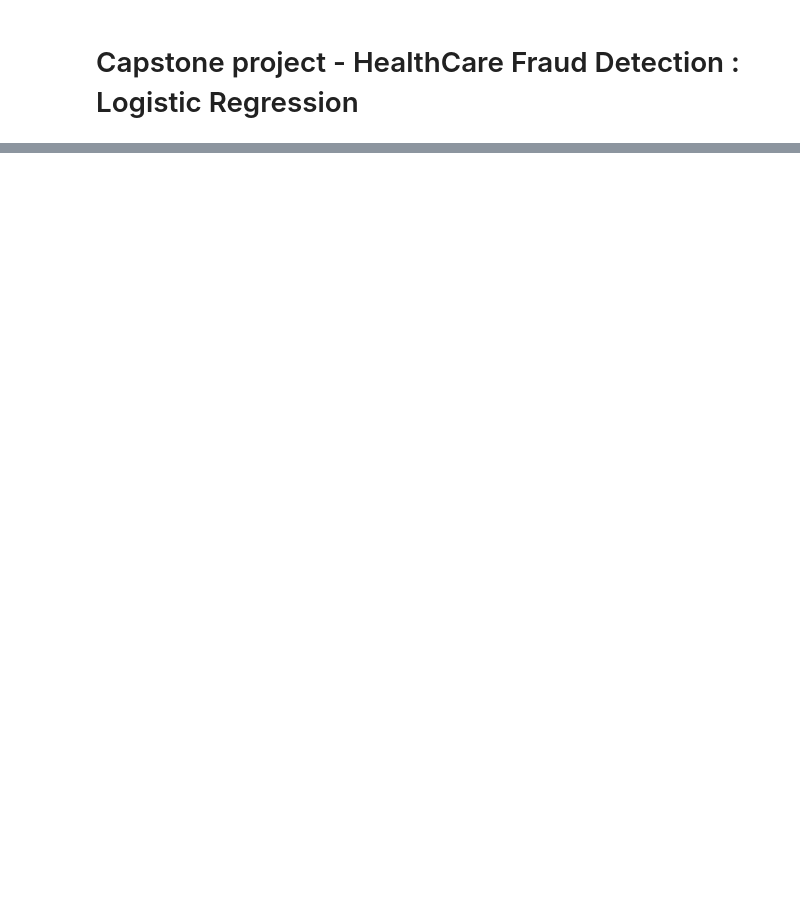
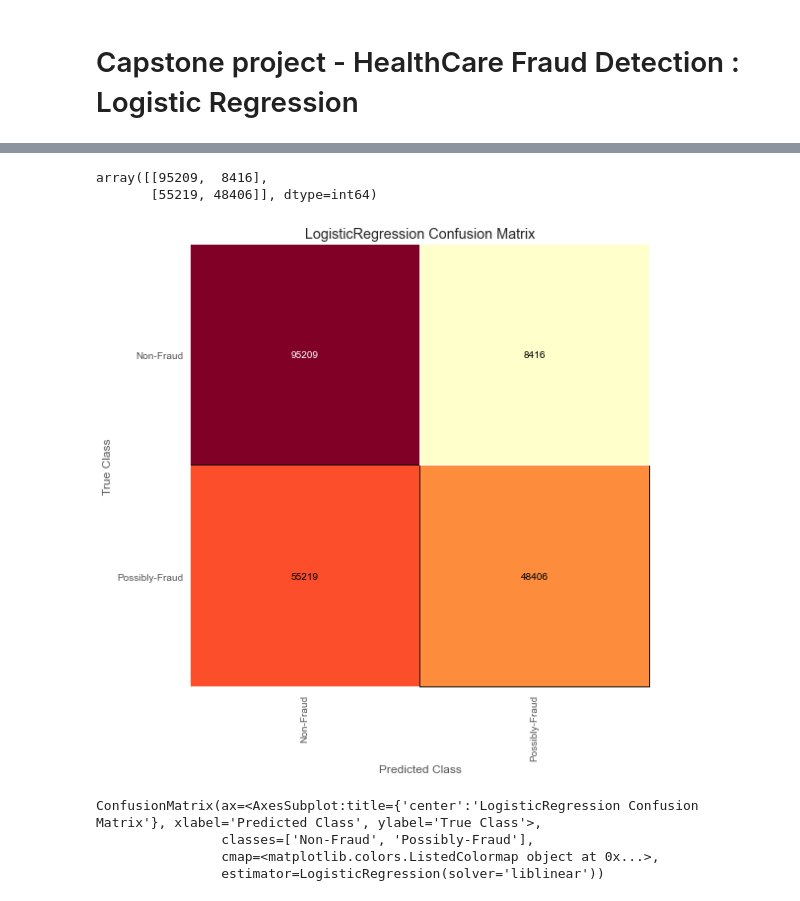
Before and after one commit to suhitasva/Capstone_Project, a Jupyter notebook: LGR_models.ipynb, the cells around one changed output, grey strips where cells are left out. Drawn from its saved outputs; the diff is of its cells as text; code cells hidden in the pictures; blank space fills up the shorter version.

```diff
--- a/LGR_models.ipynb
+++ b/LGR_models.ipynb
@@ -30,0 +280,16 @@ test_df.head(5)
+# %%
+# Dropping some additional features to evaluate performance
+
+trainX_SM = trainX_SM.drop(['NoOfMonths_PartACov', 'NoOfMonths_PartBCov','ChronicCond_Alzheimer',\
+                            'ChronicCond_Heartfailure', 'ChronicCond_KidneyDisease',\
+                            'ChronicCond_Cancer', 'ChronicCond_ObstrPulmonary',\
+                            'ChronicCond_Depression', 'ChronicCond_Diabetes',\
+                            'ChronicCond_IschemicHeart', 'ChronicCond_Osteoporasis',\
+                            'ChronicCond_rheumatoidarthritis', 'ChronicCond_stroke'], axis=1)
+
+testX_SM = testX_SM.drop(['NoOfMonths_PartACov', 'NoOfMonths_PartBCov','ChronicCond_Alzheimer',\
+                          'ChronicCond_Heartfailure', 'ChronicCond_KidneyDisease',\
+                          'ChronicCond_Cancer', 'ChronicCond_ObstrPulmonary',\
+                          'ChronicCond_Depression', 'ChronicCond_Diabetes',\
+                          'ChronicCond_IschemicHeart', 'ChronicCond_Osteoporasis',\
+                          'ChronicCond_rheumatoidarthritis', 'ChronicCond_stroke'], axis=1)
@@ -30,0 +319,22 @@ test_df.head(5)
+# %%
+# Looking at confusion matrix
+
+get_confusion_matrix(base_logitsm1, testX_SM, testY_SM)
+# %% [output]
+array([[95209,  8416],
+       [55219, 48406]], dtype=int64)
+# %%
+# Visualizing the confusion matrix with Yellowbricks
+
+plt.figure(figsize = (8,8))
+confusion_matrix(
+    base_logitsm1,
+    trainX_SM, trainY_SM, testX_SM, testY_SM,
+    classes=['Non-Fraud', 'Possibly-Fraud']
+)
+# %% [output]
+[figure, added]
+ConfusionMatrix(ax=<AxesSubplot:title={'center':'LogisticRegression Confusion Matrix'}, xlabel='Predicted Class', ylabel='True Class'>,
+                classes=['Non-Fraud', 'Possibly-Fraud'],
+                cmap=<matplotlib.colors.ListedColormap object at 0x...>,
+                estimator=LogisticRegression(solver='liblinear'))
```
Also changed, not shown: parts of 30 cells of this notebook.
